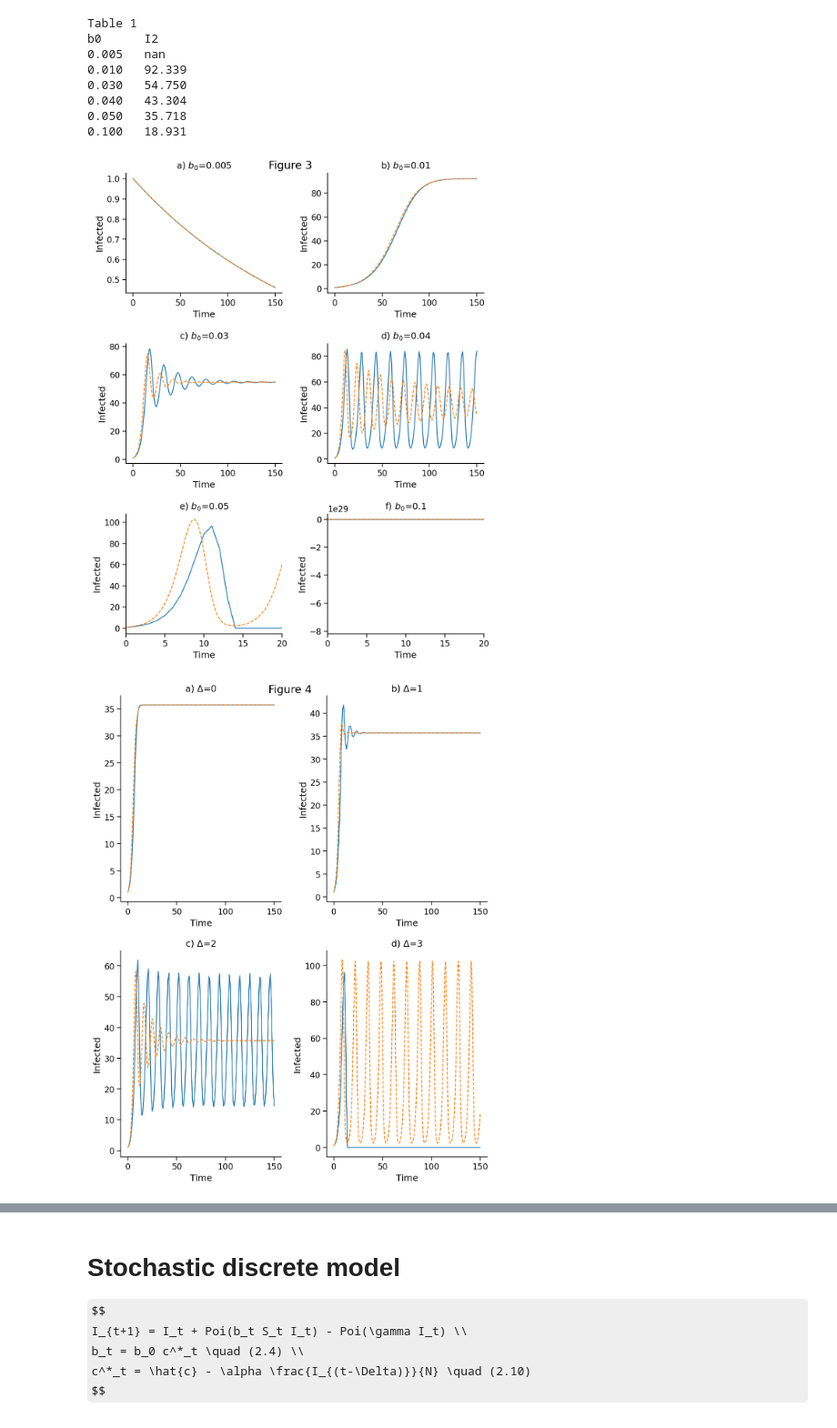
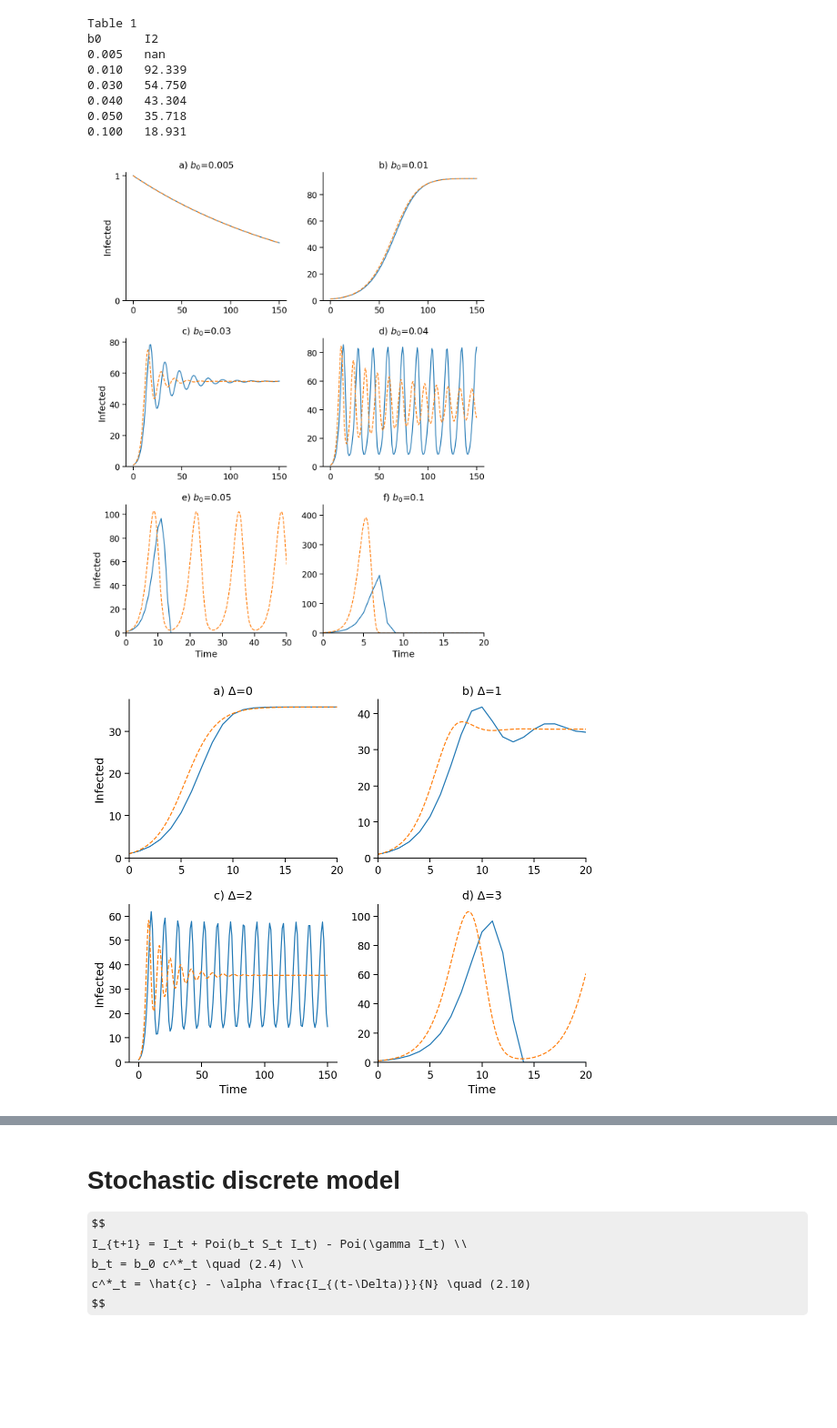
Before and after one commit to yoavram/SanJose, a Jupyter notebook: notebooks/model.ipynb, the cells around one changed output, grey strips where cells are left out. Shown at 91% size. Cells and saved outputs as stored; diff of their text form; code cells hidden in the pictures; some formulas as TeX source; blank space fills up the shorter version.

Commit message:
update for nicer figs; I0s figure

```diff
--- a/notebooks/model.ipynb
+++ b/notebooks/model.ipynb
@@ -114,40 +112,49 @@ b0      I2
 0.050   35.718
 0.100   18.931
 # %%
+b0s = [0.005, 0.01, 0.03, 0.04, 0.05, 0.1]
+
 fig, axes = plt.subplots(3, 2, figsize=(8, 10))
-for b0_, ax, title in zip(b0s, axes.flat, 'abcdef'):
-    I = det_dis_simulation(I0, N, b0_, γ, c_hat, α1, α2, Δ, tmax=150, min0=True, maxN=True)
-    ax.plot(I)
-    t, I = det_cont_simulation(I0, N, b0_, γ, c_hat, α1, α2, Δ, tmax=150)
-    ax.plot(t, I, '--')
-    ax.set_ylabel('Infected')
-    ax.set_xlabel('Time')
-    ax.set_title("{}) $b_0$={}".format(title, b0_))
-axes[2,0].set_xlim(0, 20)
+for b0_, ax, label in zip(b0s, axes.flat, 'abcdef'):
+    Idis = det_dis_simulation(I0, N, b0_, γ, c_hat, α1, α2, Δ, tmax=150, min0=True, maxN=True)
+    ax.plot(Idis)
+    t, Icont = det_cont_simulation(I0, N, b0_, γ, c_hat, α1, α2, Δ, tmax=150)
+    ax.plot(t, Icont, '--')
+    ax.set_ylim(0, None)
+    ax.set_title("{}) $b_0$={}".format(label, b0_))
+for ax in axes[:,0]: ax.set_ylabel('Infected')
+for ax in axes[2]: ax.set_xlabel('Time')
+axes[2,0].set_xlim(0, 50)
 axes[2,1].set_xlim(0, 20)
-plt.suptitle('Figure 3')
+axes[0,0].set_yticks([0, 1])
+axes[-1,-1].set_ylim(0, max(Icont.max(), Idis.max()))
+# plt.suptitle('Figure 6')
 fig.tight_layout()
 sns.despine()
-plt.savefig('../figures/fig3.pdf')
+plt.savefig('../figures/fig6.pdf', dpi=100)
 # %% [output]
-[figure, old version]
+[figure, new version]
 # %%
-fig, axes = plt.subplots(2, 2, figsize=(8, 10))
-for Δ_, ax, title in zip(Δs, axes.flat, 'abcdef'):
-    I = det_dis_simulation(I0, N, b0, γ, c_hat, α1, α2, Δ_, tmax=150, min0=True)
-    ax.plot(I)
-    t, I = det_cont_simulation(I0, N, b0, γ, c_hat, α1, α2, Δ_, tmax=150)
-    ax.plot(t, I, '--')
-    ax.set_ylabel('Infected')
-    ax.set_xlabel('Time')
-    ax.set_title("{}) Δ={}".format(title, Δ_))
-# axes[1,1].set_xlim(0, 20)
-plt.suptitle('Figure 4')
+Δs = [0, 1, 2, 3]
+
+fig, axes = plt.subplots(2, 2, figsize=(8, 6.66))
+for Δ_, ax, label in zip(Δs, axes.flat, 'abcdef'):
+    Idis = det_dis_simulation(I0, N, b0, γ, c_hat, α1, α2, Δ_, tmax=150, min0=True)
+    ax.plot(Idis)
+    t, Icont = det_cont_simulation(I0, N, b0, γ, c_hat, α1, α2, Δ_, tmax=150)
+    ax.plot(t, Icont, '--')
+    ax.set_ylim(0, None)
+    ax.set_title("{}) Δ={}".format(label, Δ_))
+for ax in axes[0]: ax.set_xlim(0, 20)
+axes[1,1].set_xlim(0, 20)
+for ax in axes[:,0]: ax.set_ylabel('Infected')
+for ax in axes[1]: ax.set_xlabel('Time')
+# plt.suptitle('Figure 7')
 fig.tight_layout()
 sns.despine()
-plt.savefig('../figures/fig4.pdf')
+plt.savefig('../figures/fig7.pdf', dpi=100)
 # %% [output]
-[figure, old version]
+[figure, new version]
 # %%
 c_hat_ = 0.001
 
```
Also changed, not shown: parts of 13 cells of this notebook.
